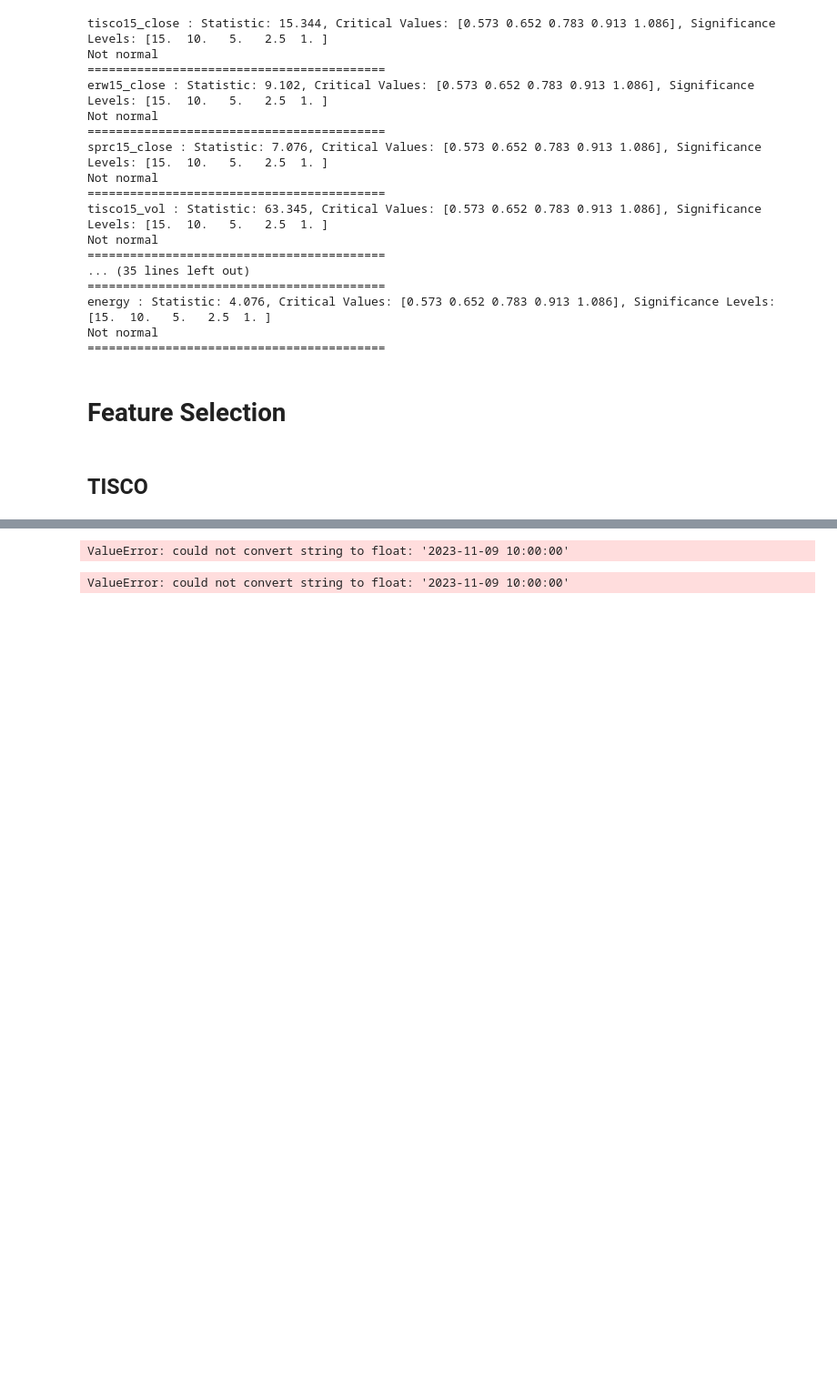
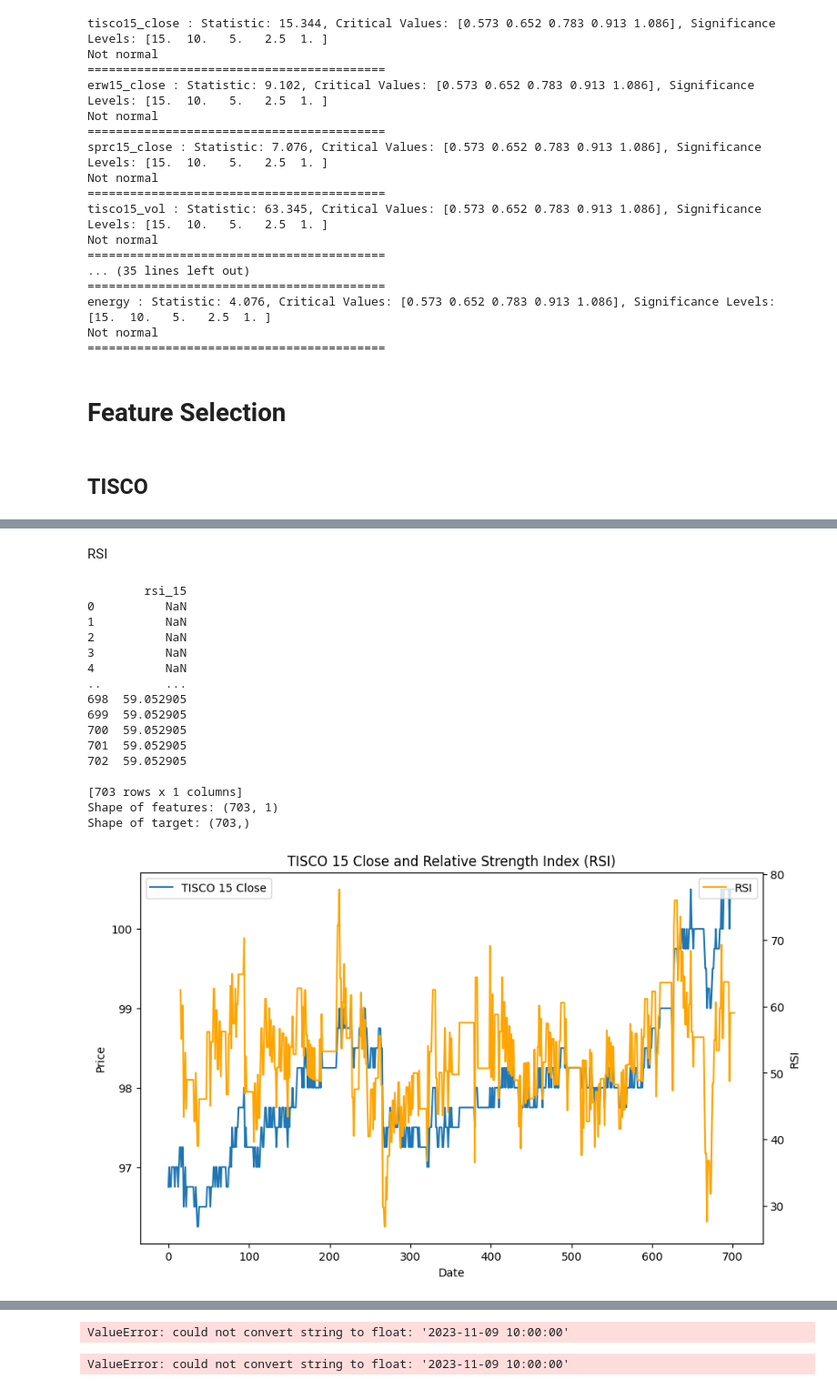
Before and after one commit to y-lims/DADS6003_Buy-Sell_Stock_Forecasting, a Jupyter notebook: medium_source.ipynb, the cells around one changed output, grey strips where cells are left out. Shown at 91% size. Cells and saved outputs as stored; diff of their text form; code cells hidden in the pictures; blank space fills up the shorter version.

```diff
--- a/medium_source.ipynb
+++ b/medium_source.ipynb
@@ -1331,0 +1601,54 @@ for column in columns_to_fillna:
+# %% [markdown]
+RSI
+# %%
+# RSI
+# Calculate Relative Strength Index (RSI) with a window of 14 periods
+merged_data_tisco['rsi_15'] = talib.RSI(merged_data_tisco['tisco15_close'], timeperiod=15)
+
+# Create Label (target variable)
+merged_data_tisco['target_rsi_15'] = np.where(merged_data_tisco['tisco15_close'].shift(-1) > merged_data_tisco['tisco15_close'], 1, 0)
+
+# Replace missing values in 'rsi' with forward fill
+merged_data_tisco['rsi_15'].fillna(method='ffill', inplace=True)
+
+# Replace missing values in 'target' with forward fill (if any)
+merged_data_tisco['target_rsi_15'].fillna(method='ffill', inplace=True)
+
+print(merged_data_tisco[['rsi_15']])
+
+# Verify the shapes of features and target
+print("Shape of features:", merged_data_tisco[['rsi_15']].shape)
+print("Shape of target:", merged_data_tisco['target_rsi_15'].shape)
+
+# Plotting the 'tisco15_close' and RSI
+plt.figure(figsize=(10, 6))
+plt.plot(merged_data_tisco.index, merged_data_tisco['tisco15_close'], label='TISCO 15 Close')
+plt.title('TISCO 15 Close and Relative Strength Index (RSI)')
+plt.xlabel('Date')
+plt.ylabel('Price')
+plt.legend(loc='upper left')
+
+# Create a secondary y-axis for RSI
+ax2 = plt.gca().twinx()
+ax2.plot(merged_data_tisco.index, merged_data_tisco['rsi_15'], color='orange', label='RSI')
+ax2.set_ylabel('RSI')
+ax2.legend(loc='upper right')
+plt.show()
+# %% [output]
+        rsi_15
+0          NaN
+1          NaN
+2          NaN
+3          NaN
+4          NaN
+..         ...
+698  59.052905
+699  59.052905
+700  59.052905
+701  59.052905
+702  59.052905
+
+[703 rows x 1 columns]
+Shape of features: (703, 1)
+Shape of target: (703,)
+[figure, added]
```
Also changed, not shown: parts of 172 cells of this notebook.
